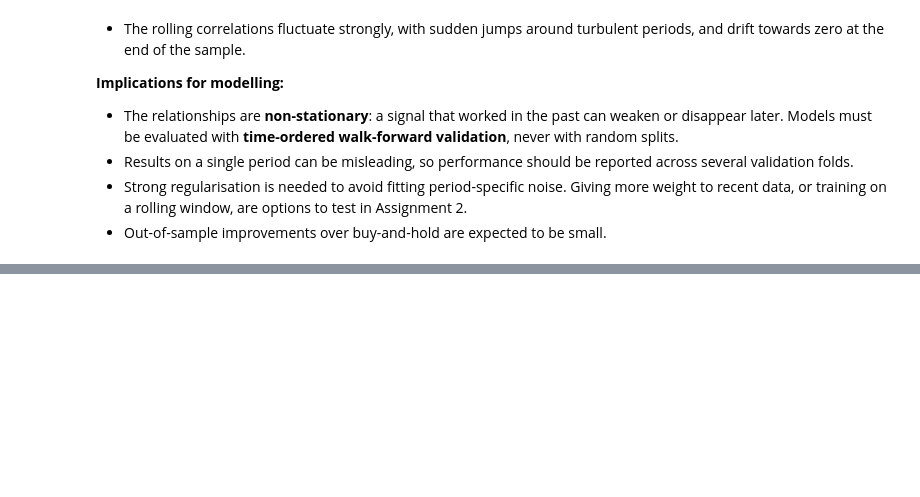
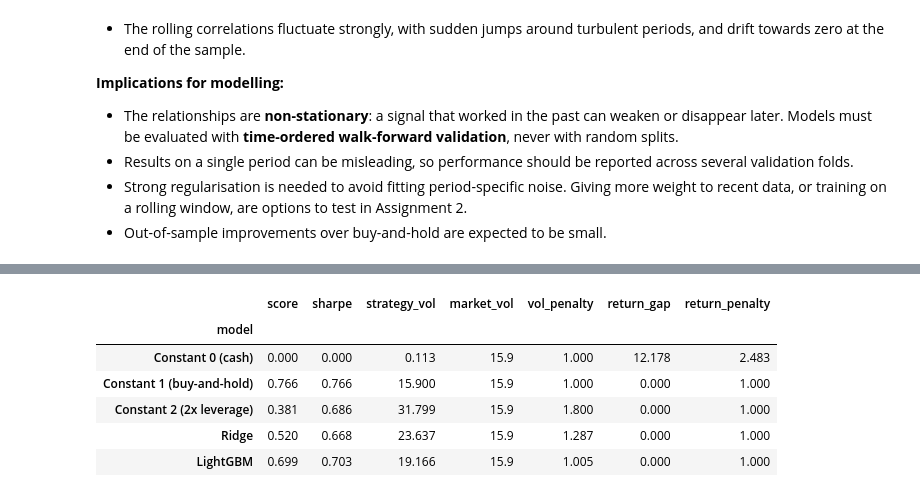
Before and after one commit to ceng313-2026/GROUP59_CENG313, a Jupyter notebook: assignment1_eda_baseline.ipynb, the cells around one changed output, grey strips where cells are left out. Cells and saved outputs as stored; diff of their text form; code cells hidden in the pictures; blank space fills up the shorter version.

```diff
--- a/assignment1_eda_baseline.ipynb
+++ b/assignment1_eda_baseline.ipynb
@@ -430,0 +540,20 @@ plt.show()
+# %%
+val_idx = np.concatenate([va for _, va in splits])
+val = df_model.iloc[val_idx]
+
+overall_rows = []
+for name, r in results.items():
+    score, details = utils.adjusted_sharpe(
+        r["allocations"].iloc[val_idx], val["forward_returns"], val["risk_free_rate"], return_details=True
+    )
+    overall_rows.append({"model": name, "score": score, **details})
+
+pd.DataFrame(overall_rows).set_index("model").round(3)
+# %% [output]
+|  | score | sharpe | strategy_vol | market_vol | vol_penalty | return_gap | return_penalty |
+| model |  |  |  |  |  |  |  |
+| Constant 0 (cash) | 0.000 | 0.000 | 0.113 | 15.9 | 1.000 | 12.178 | 2.483 |
+| Constant 1 (buy-and-hold) | 0.766 | 0.766 | 15.900 | 15.9 | 1.000 | 0.000 | 1.000 |
+| Constant 2 (2x leverage) | 0.381 | 0.686 | 31.799 | 15.9 | 1.800 | 0.000 | 1.000 |
+| Ridge | 0.520 | 0.668 | 23.637 | 15.9 | 1.287 | 0.000 | 1.000 |
+| LightGBM | 0.699 | 0.703 | 19.166 | 15.9 | 1.005 | 0.000 | 1.000 |
```
Also changed, not shown: parts of 14 cells of this notebook.
